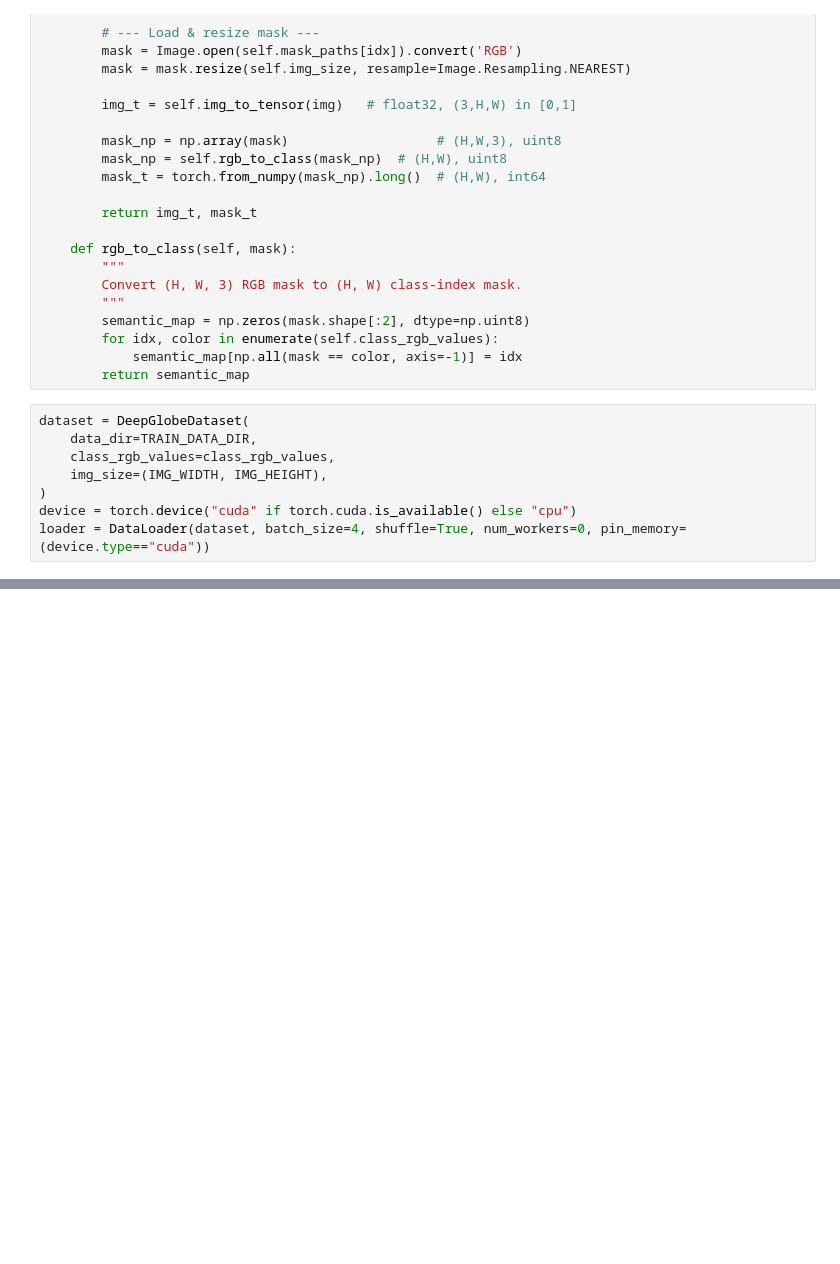
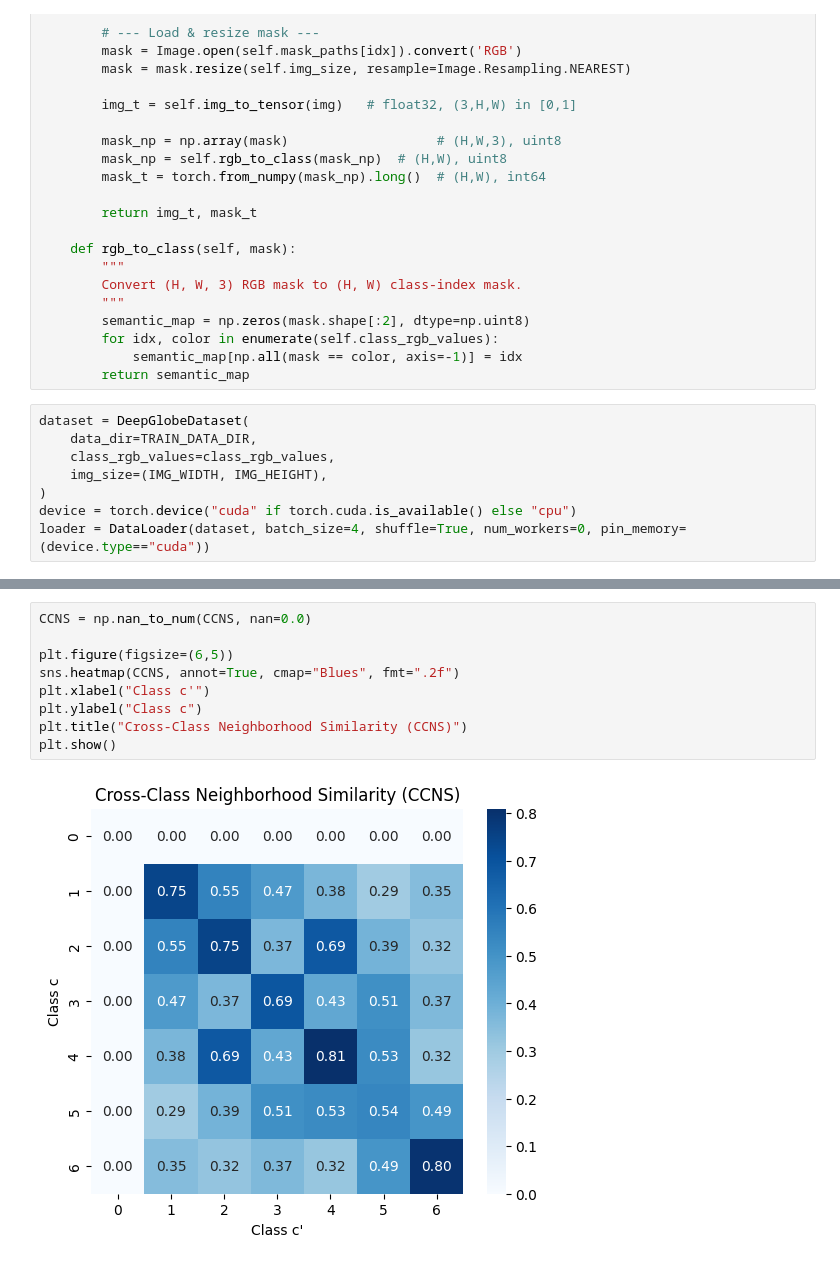
Before and after one commit to alexcojocaru2002/graph-machine-learning, a Jupyter notebook: loader.ipynb, the cells around one changed output, grey strips where cells are left out. Saved outputs shown, nothing was run; the diff lists cells and outputs as text; blank space fills up the shorter version.

```diff
--- a/loader.ipynb
+++ b/loader.ipynb
@@ -278,3 +373,14 @@ Per-node homophily computed. Example: [1.         1.         1.         1.
+# %%
+CCNS = np.nan_to_num(CCNS, nan=0.0)
+
+plt.figure(figsize=(6,5))
+sns.heatmap(CCNS, annot=True, cmap="Blues", fmt=".2f")
+plt.xlabel("Class c'")
+plt.ylabel("Class c")
+plt.title("Cross-Class Neighborhood Similarity (CCNS)")
+plt.show()
+# %% [output]
+[figure, added]
 # %%
 scores = node_h
 scores = np.nan_to_num(scores, nan=0.0)              # if some nodes have no neighbors
```
Also changed, not shown: parts of 7 cells of this notebook.
